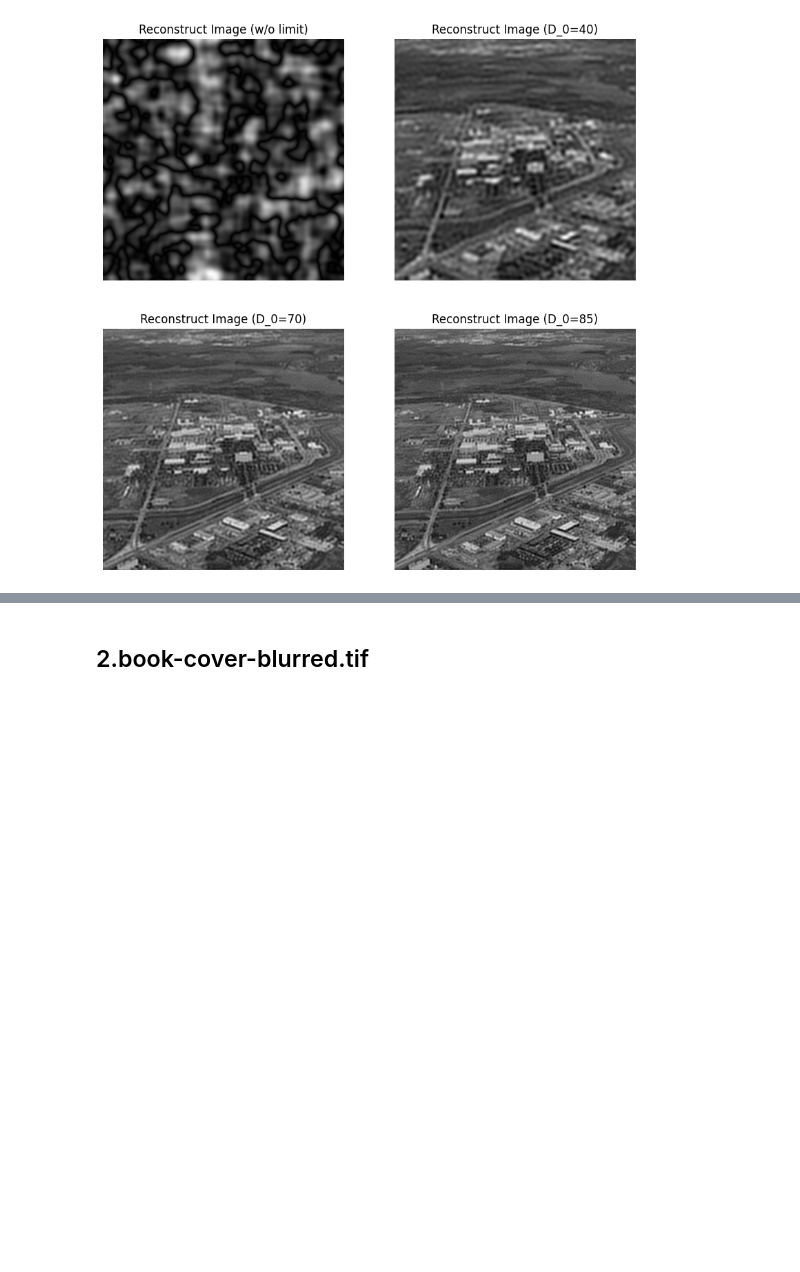
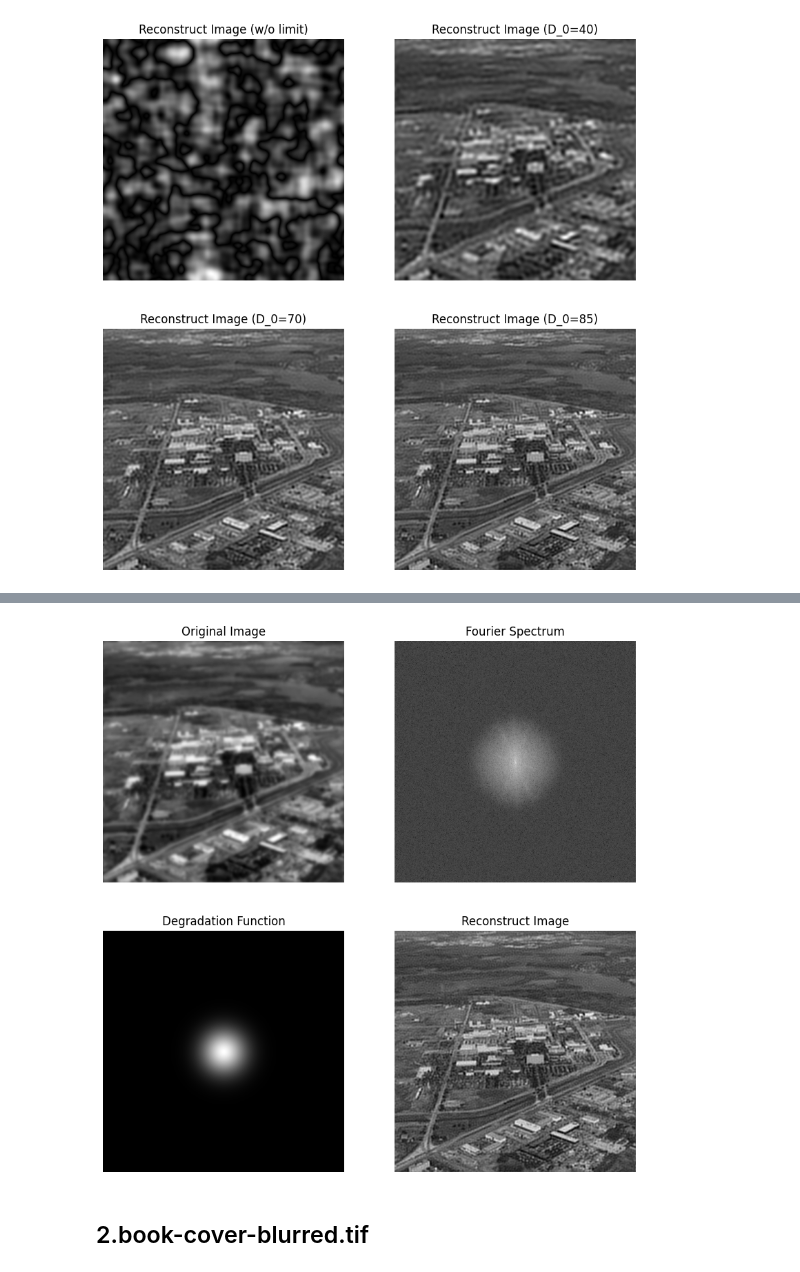
Before and after one commit to Vincent-Lien/NYCU_DIP_2024, a Jupyter notebook: HW5-1/HW5-1_code.ipynb, the cells around one changed output, grey strips where cells are left out. Cells and saved outputs as stored; diff of their text form; code cells hidden in the pictures; blank space fills up the shorter version.

```diff
--- a/HW5-1/HW5-1_code.ipynb
+++ b/HW5-1/HW5-1_code.ipynb
@@ -127,7 +127,7 @@ def wiener_filtering(image, H, K, show_result=True):
     fft = np.fft.fft2(image)
     fft_shifted = np.fft.fftshift(fft)
 
-    fft_shifted_filtered = (1 / H) * (H**2 / (H**2 + K)) * fft_shifted
+    fft_shifted_filtered = (1 / np.abs(H)) * ((np.abs(H))**2 / ((np.abs(H))**2 + K)) * fft_shifted
 
     # IDFT
     ifft_unshift = np.fft.ifftshift(fft_shifted_filtered)
@@ -176,3 +160,7 @@ for K in K_list:
+# %%
+wiener_filtering(img1, H=degradation_func1(img1), K=5e-5)
+# %% [output]
+[figure, added]
 # %% [markdown]
 ## 2.book-cover-blurred.tif
 # %%
```
Also changed, not shown: parts of 1 cell of this notebook.
